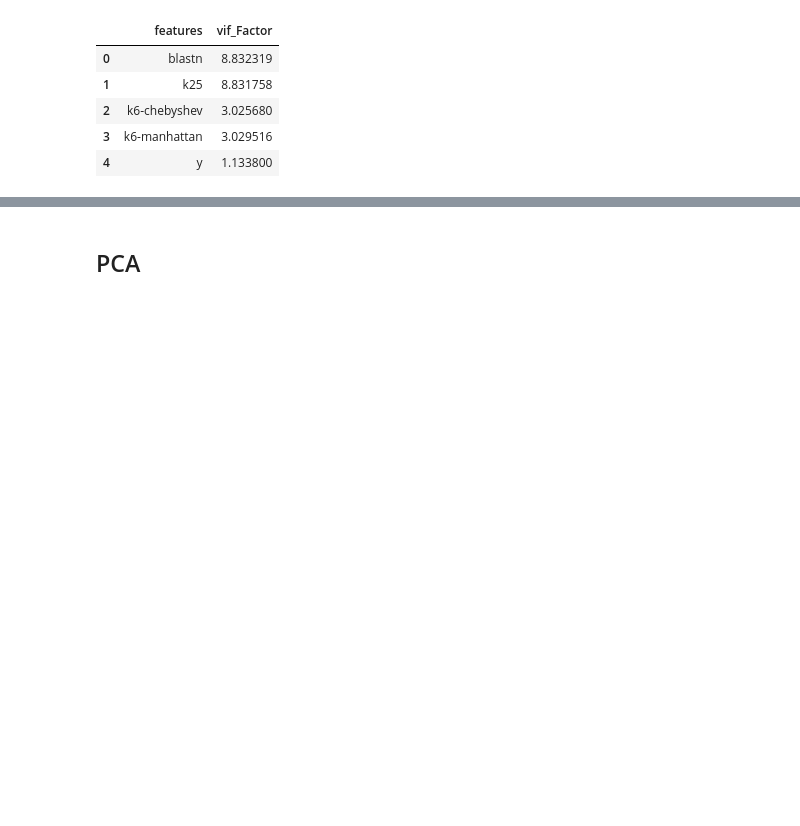
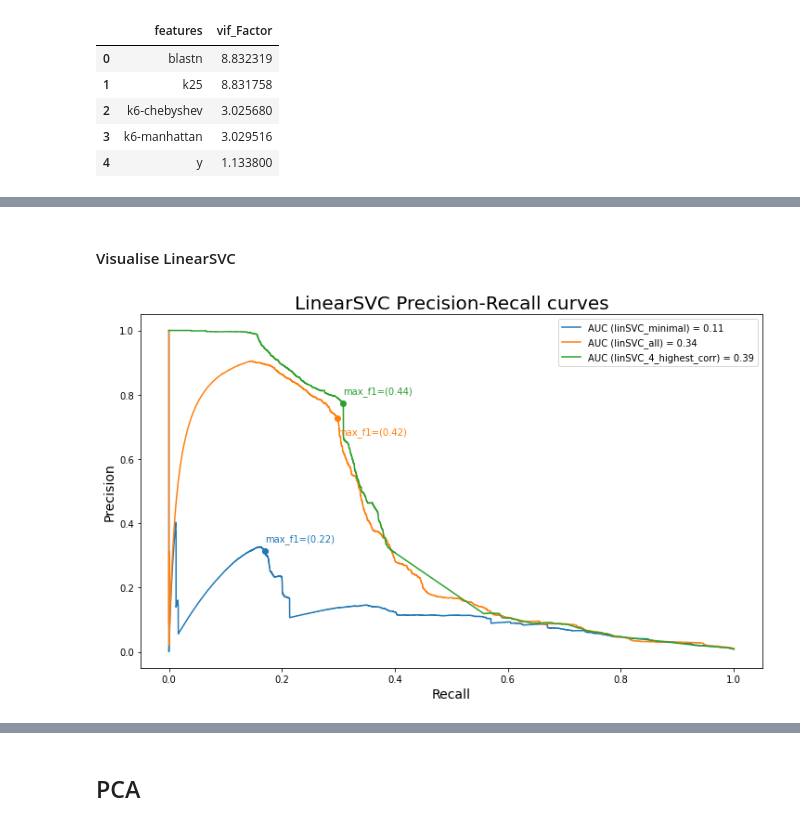
Before and after one commit to mikrzol/ML_bacteriophage_host_predicting, a Jupyter notebook: feature_exploration.ipynb, the cells around one changed output, grey strips where cells are left out. Cells and saved outputs as stored; diff of their text form; code cells hidden in the pictures; blank space fills up the shorter version.

```diff
--- a/feature_exploration.ipynb
+++ b/feature_exploration.ipynb
@@ -389,0 +576,14 @@ draw_precision_recall_curve(
+# %% [markdown]
+#### Visualise LinearSVC
+# %%
+draw_precision_recall_curve(
+    dfs=[results_dfs['linSVC_minimal'],
+    results_dfs['linSVC_all'],
+    results_dfs['linSVC_4_highest_corr']],
+    names=['linSVC_minimal',
+    'linSVC_all',
+    'linSVC_4_highest_corr'],
+    plot_name='LinearSVC Precision-Recall curves'
+)
+# %% [output]
+[figure, added]
```
Also changed, not shown: parts of 119 cells of this notebook.
